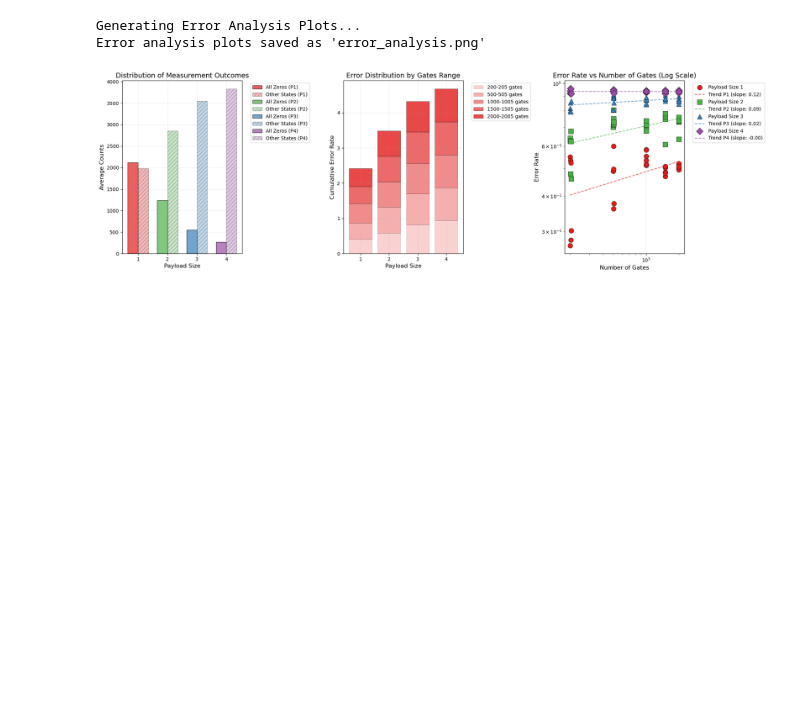
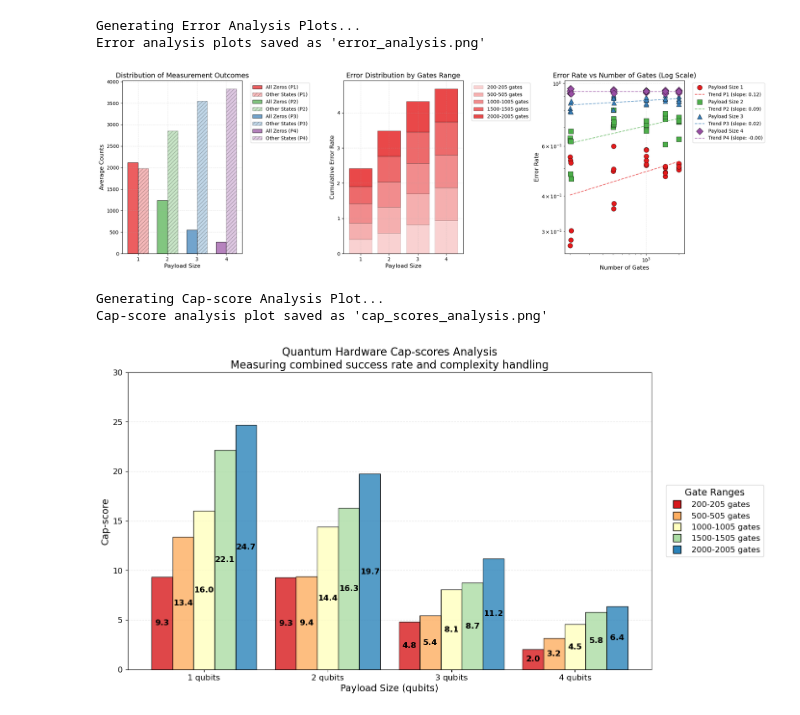
Before and after one commit to xthecapx/qc_experiment, a Jupyter notebook: experiment/Report.ipynb, the cells around one changed output. Cells and saved outputs as stored; diff of their text form; code cells hidden in the pictures; blank space fills up the shorter version.

Commit message:
udpated graphs and report with the new cap-score

```diff
--- a/experiment/Report.ipynb
+++ b/experiment/Report.ipynb
@@ -161,3 +161,15 @@ print("Error analysis plots saved as 'error_analysis.png'")
 Generating Error Analysis Plots...
 Error analysis plots saved as 'error_analysis.png'
 [figure]
+# %%
+from experiment_analysis import plot_error_analysis, plot_cap_scores
+
+df = create_experiment_dataframe()
+
+print("\nGenerating Cap-score Analysis Plot...")
+plot_cap_scores(df)
+print("Cap-score analysis plot saved as 'cap_scores_analysis.png'")
+# %% [output]
+Generating Cap-score Analysis Plot...
+Cap-score analysis plot saved as 'cap_scores_analysis.png'
+[figure, added]
```
Also changed, not shown: 13 other files.
